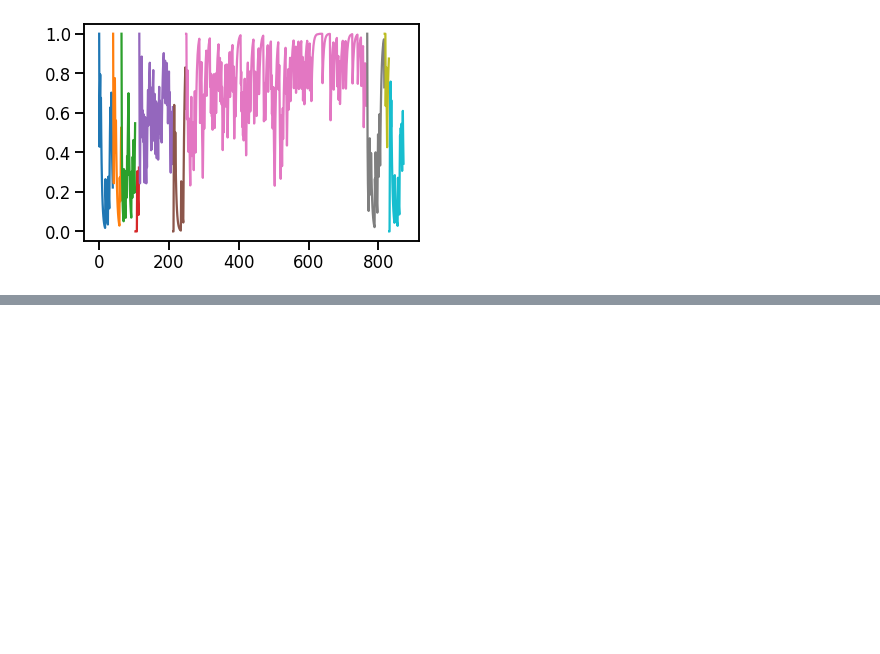
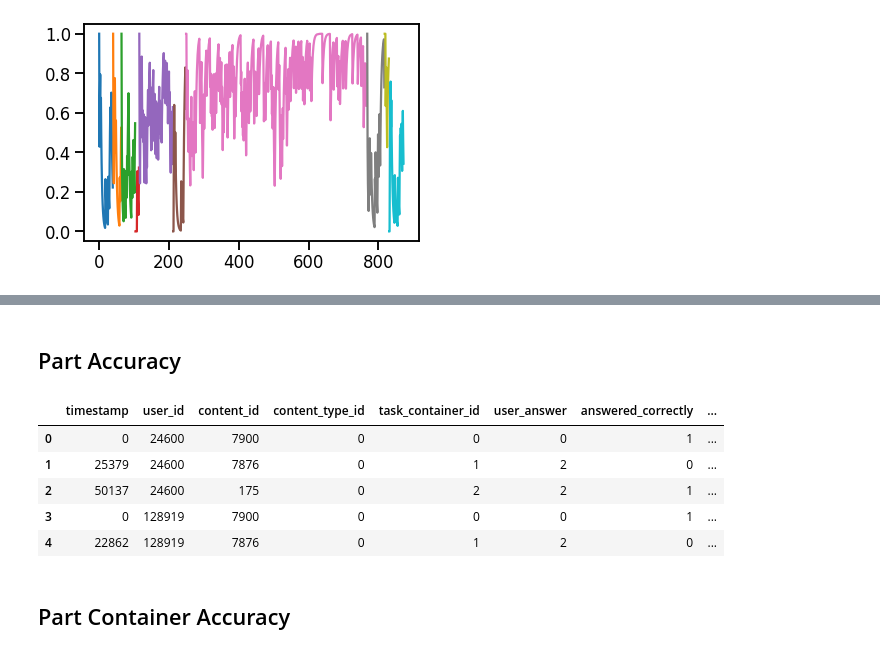
Before and after one commit to Riiid-Team/AI-Learning, a Jupyter notebook: MVP-Ortiz.ipynb, the cells around one changed output, grey strips where cells are left out. Saved outputs shown, nothing was run; the diff lists cells and outputs as text; code cells hidden in the pictures; blank space fills up the shorter version.

```diff
--- a/MVP-Ortiz.ipynb
+++ b/MVP-Ortiz.ipynb
@@ -674,0 +736,16 @@ for user in data.user_id.unique():
+# %% [markdown]
+## Part Accuracy
+# %%
+tag_accuracy = train.groupby(['question_part'])['answered_correctly'].agg(['mean']).reset_index()
+tag_accuracy.columns = ['question_part', 'part_accuracy']
+train_df = merged_train.merge(tag_accuracy, left_on='question_part', right_on='question_part')
+train_df.head()
+# %% [output]
+|  | timestamp | user_id | content_id | content_type_id | task_container_id | user_answer | answered_correctly | ... |
+| 0 | 0 | 24600 | 7900 | 0 | 0 | 0 | 1 | ... |
+| 1 | 25379 | 24600 | 7876 | 0 | 1 | 2 | 0 | ... |
+| 2 | 50137 | 24600 | 175 | 0 | 2 | 2 | 1 | ... |
+| 3 | 0 | 128919 | 7900 | 0 | 0 | 0 | 1 | ... |
+| 4 | 22862 | 128919 | 7876 | 0 | 1 | 2 | 0 | ... |
+# %% [markdown]
+## Part Container Accuracy
```
Also changed, not shown: parts of 36 cells of this notebook.
